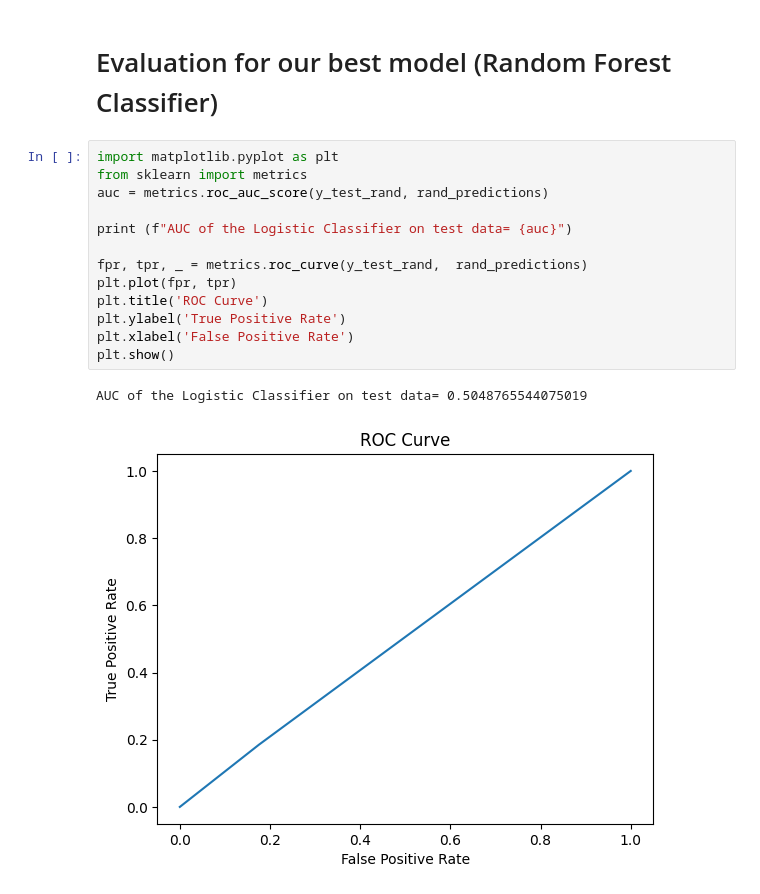
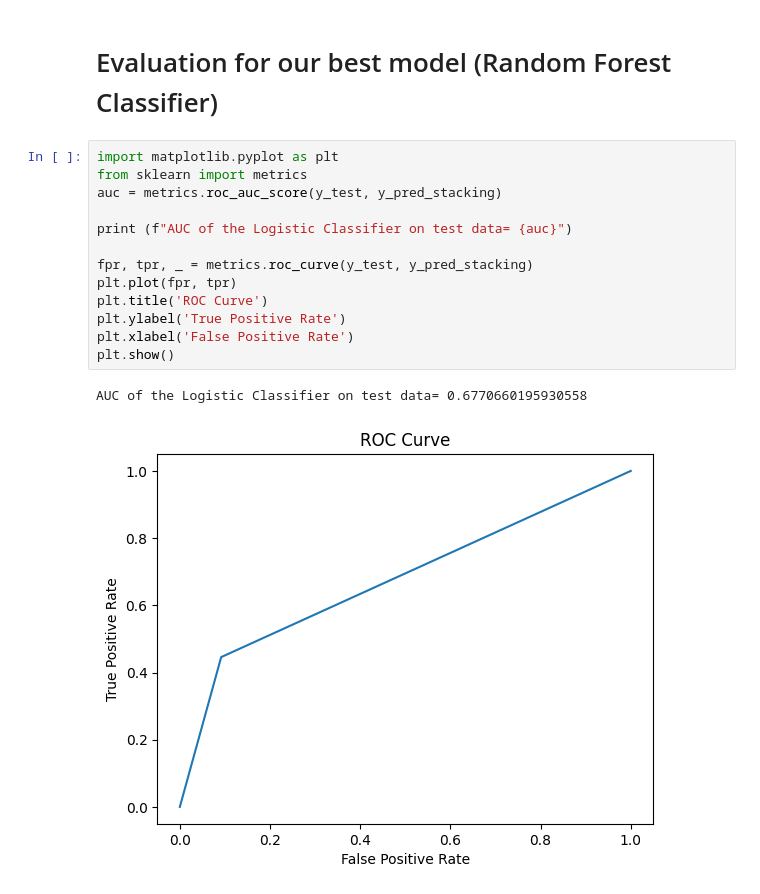
Before and after one commit to AchyDaMan/airbnbdata, a Jupyter notebook: airbnb_ml.ipynb, the cells around one changed output. Cells and saved outputs as stored; diff of their text form.

```diff
--- a/airbnb_ml.ipynb
+++ b/airbnb_ml.ipynb
@@ -809,16 +771,16 @@ weighted avg       0.77      0.78      0.77      2352
 # %%
 import matplotlib.pyplot as plt
 from sklearn import metrics
-auc = metrics.roc_auc_score(y_test_rand, rand_predictions)
+auc = metrics.roc_auc_score(y_test, y_pred_stacking)
 
 print (f"AUC of the Logistic Classifier on test data= {auc}")
 
-fpr, tpr, _ = metrics.roc_curve(y_test_rand,  rand_predictions)
+fpr, tpr, _ = metrics.roc_curve(y_test, y_pred_stacking)
 plt.plot(fpr, tpr)
 plt.title('ROC Curve')
 plt.ylabel('True Positive Rate')
 plt.xlabel('False Positive Rate')
 plt.show()
 # %% [output]
-AUC of the Logistic Classifier on test data= 0.5048765544075019
+AUC of the Logistic Classifier on test data= 0.6770660195930558
-[figure, old version]
+[figure, new version]
```
Also changed, not shown: parts of 14 cells of this notebook.
